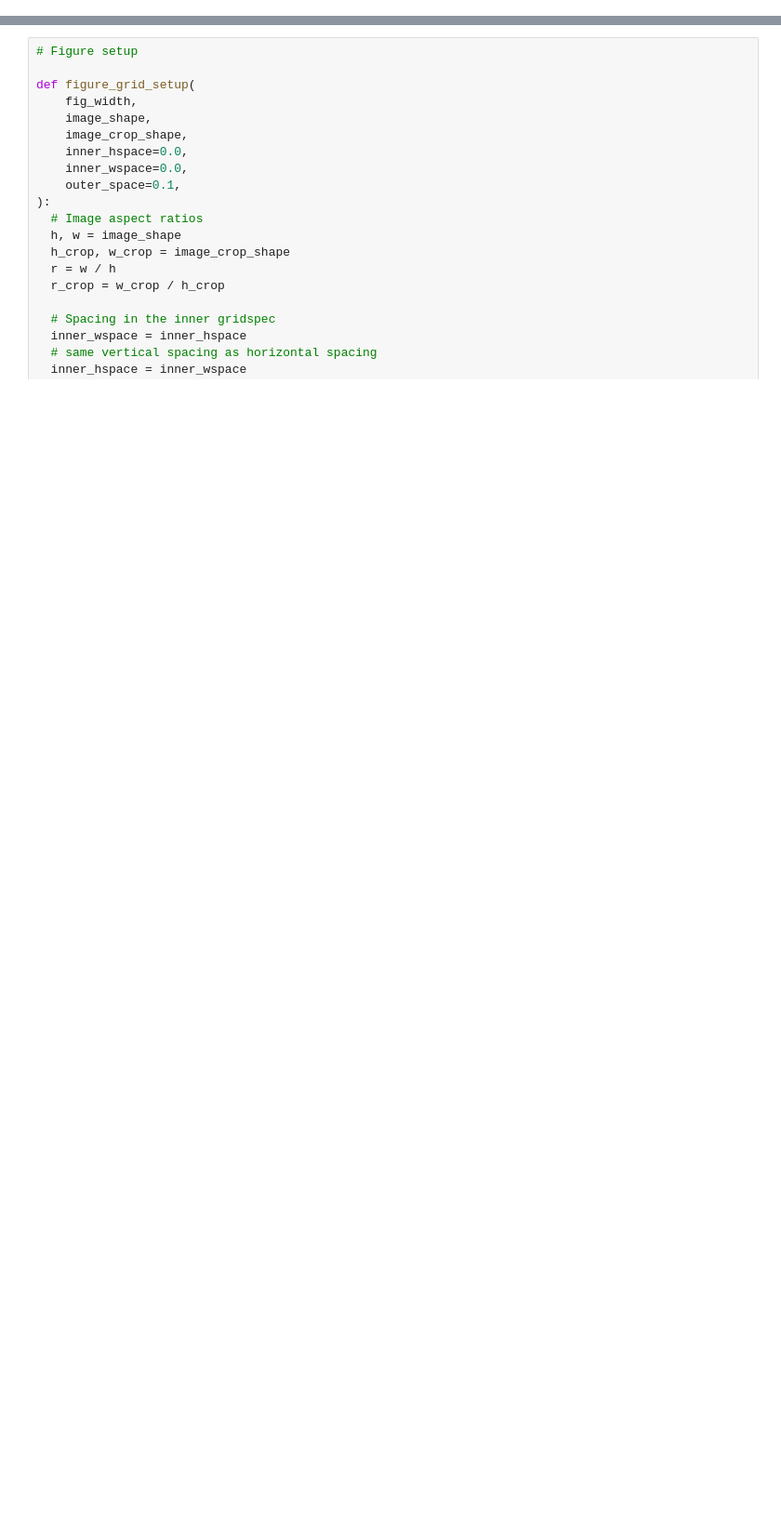
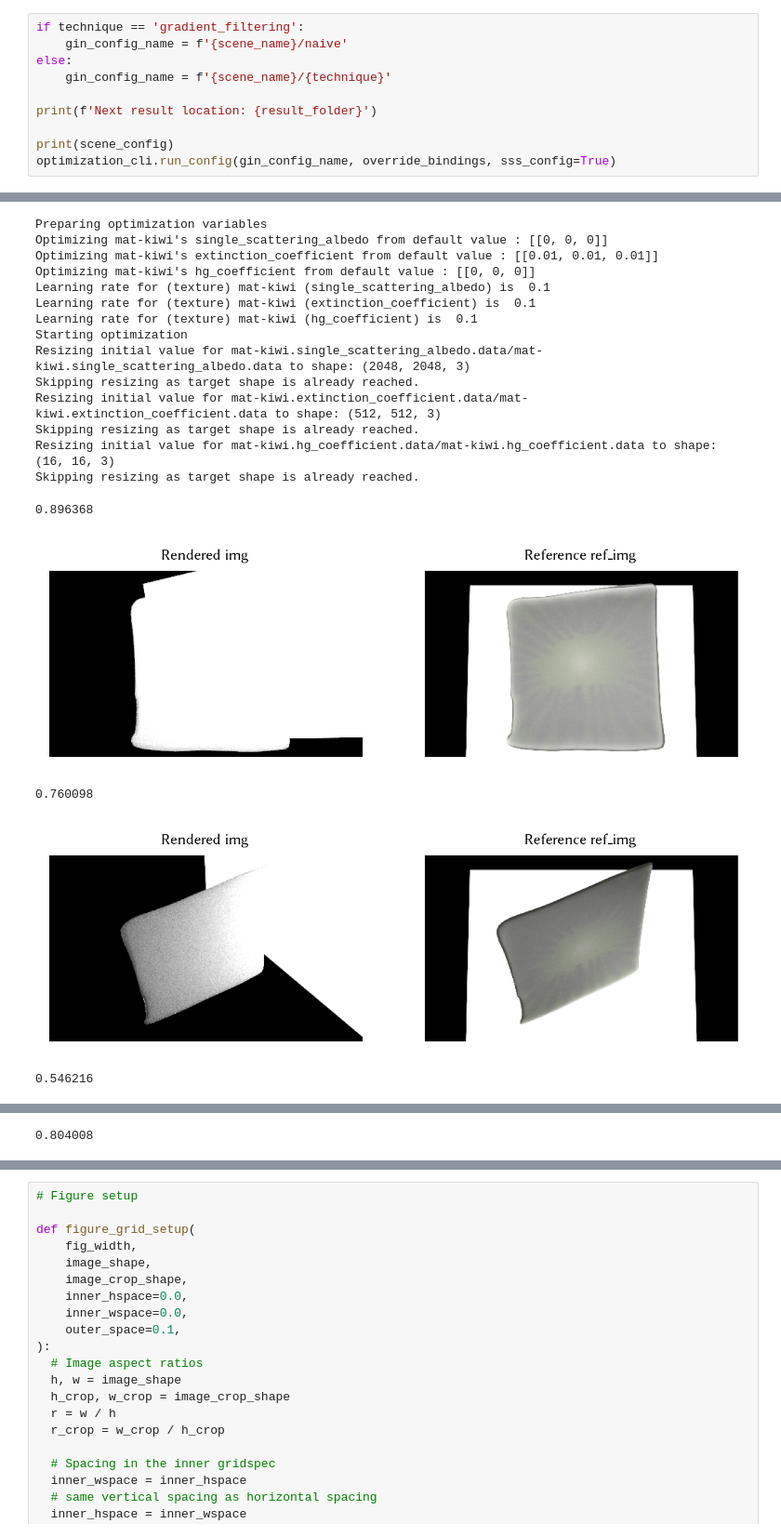
Before and after one commit to nashiro66/fruits-reconstruction, a Jupyter notebook: figures/figure_volume_gradients.ipynb, the cells around one changed output, grey strips where cells are left out. Shown at 93% size. Drawn from its saved outputs; the diff is of its cells as text; blank space fills up the shorter version.

```diff
--- a/figures/figure_volume_gradients.ipynb
+++ b/figures/figure_volume_gradients.ipynb
@@ -204,0 +248,11 @@ for i, (param_type, epsilon, channel, spp_fd, spp_grad) in enumerate(configs):
+# %%
+if technique == 'gradient_filtering':
+    gin_config_name = f'{scene_name}/naive'
+else:
+    gin_config_name = f'{scene_name}/{technique}'
+
+print(f'Next result location: {result_folder}')
+
+print(scene_config)
+optimization_cli.run_config(gin_config_name, override_bindings, sss_config=True)
+# %% [output]
@@ -204,0 +276,19 @@ for i, (param_type, epsilon, channel, spp_fd, spp_grad) in enumerate(configs):
+Preparing optimization variables
+Optimizing mat-kiwi's single_scattering_albedo from default value : [[0, 0, 0]]
+Optimizing mat-kiwi's extinction_coefficient from default value : [[0.01, 0.01, 0.01]]
+Optimizing mat-kiwi's hg_coefficient from default value : [[0, 0, 0]]
+Learning rate for (texture) mat-kiwi (single_scattering_albedo) is  0.1
+Learning rate for (texture) mat-kiwi (extinction_coefficient) is  0.1
+Learning rate for (texture) mat-kiwi (hg_coefficient) is  0.1
+Starting optimization
+Resizing initial value for mat-kiwi.single_scattering_albedo.data/mat-kiwi.single_scattering_albedo.data to shape: (2048, 2048, 3)
+Skipping resizing as target shape is already reached.
+Resizing initial value for mat-kiwi.extinction_coefficient.data/mat-kiwi.extinction_coefficient.data to shape: (512, 512, 3)
+Skipping resizing as target shape is already reached.
+Resizing initial value for mat-kiwi.hg_coefficient.data/mat-kiwi.hg_coefficient.data to shape: (16, 16, 3)
+Skipping resizing as target shape is already reached.
+0.896368
+[figure, added]
+0.760098
+[figure, added]
+0.546216
@@ -204,0 +296 @@ for i, (param_type, epsilon, channel, spp_fd, spp_grad) in enumerate(configs):
+0.804008
```
Also changed, not shown: parts of 10 cells of this notebook.
